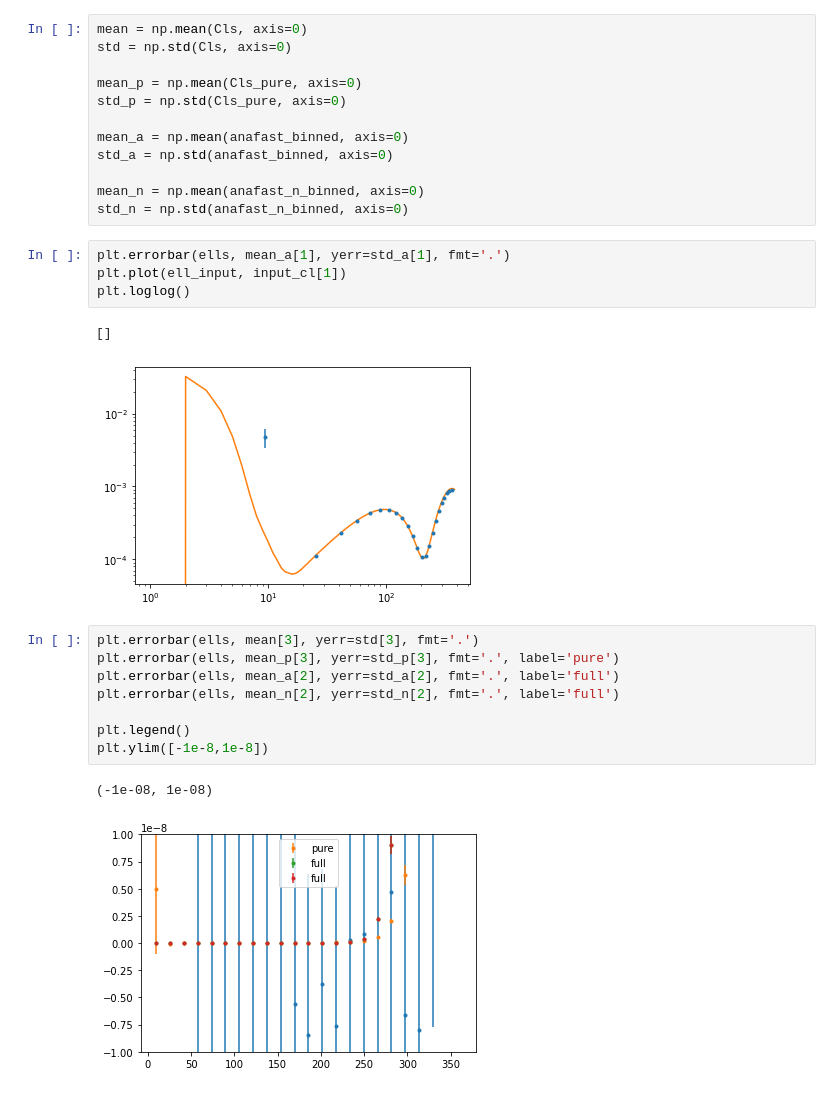
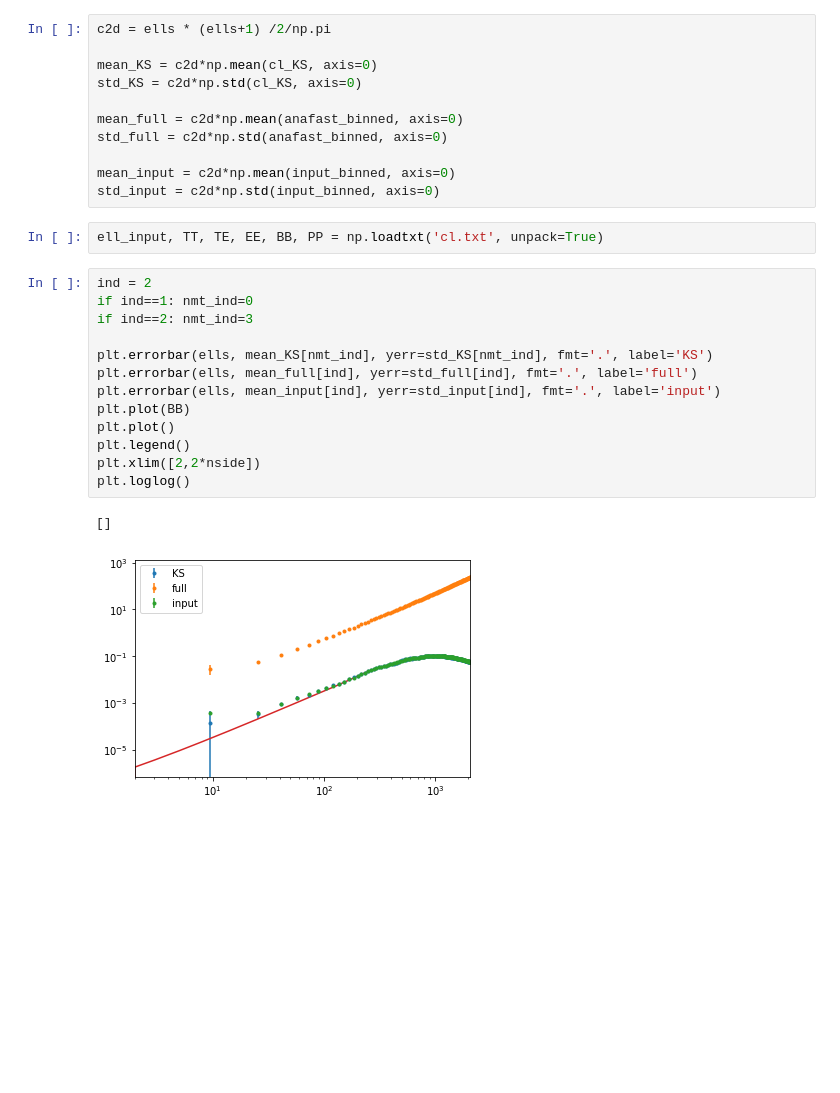
Before and after one commit to catyz/destripe, a Jupyter notebook: partial_sky.ipynb, the cells around one changed output. Saved outputs shown, nothing was run; the diff lists cells and outputs as text; blank space fills up the shorter version.

```diff
--- a/partial_sky.ipynb
+++ b/partial_sky.ipynb
@@ -85,31 +77,30 @@ for i in range(nsims):
 # %%
-mean = np.mean(Cls, axis=0)
-std = np.std(Cls, axis=0)
+c2d = ells * (ells+1) /2/np.pi
 
-mean_p = np.mean(Cls_pure, axis=0)
-std_p = np.std(Cls_pure, axis=0)
+mean_KS = c2d*np.mean(cl_KS, axis=0)
+std_KS = c2d*np.std(cl_KS, axis=0)
 
-mean_a = np.mean(anafast_binned, axis=0)
-std_a = np.std(anafast_binned, axis=0)
+mean_full = c2d*np.mean(anafast_binned, axis=0)
+std_full = c2d*np.std(anafast_binned, axis=0)
 
-mean_n = np.mean(anafast_n_binned, axis=0)
-std_n = np.std(anafast_n_binned, axis=0)
+mean_input = c2d*np.mean(input_binned, axis=0)
+std_input = c2d*np.std(input_binned, axis=0)
-# %%
-plt.errorbar(ells, mean_a[1], yerr=std_a[1], fmt='.')
-plt.plot(ell_input, input_cl[1])
-plt.loglog()
-# %% [output]
-[]
-[figure, removed]
-# %%
-plt.errorbar(ells, mean[3], yerr=std[3], fmt='.')
-plt.errorbar(ells, mean_p[3], yerr=std_p[3], fmt='.', label='pure')
-plt.errorbar(ells, mean_a[2], yerr=std_a[2], fmt='.', label='full')
-plt.errorbar(ells, mean_n[2], yerr=std_n[2], fmt='.', label='full')
-
-plt.legend()
-plt.ylim([-1e-8,1e-8])
-# %% [output]
-(-1e-08, 1e-08)
-[figure, removed]
+# %%
+ell_input, TT, TE, EE, BB, PP = np.loadtxt('cl.txt', unpack=True)
+# %%
+ind = 2
+if ind==1: nmt_ind=0
+if ind==2: nmt_ind=3
+
+plt.errorbar(ells, mean_KS[nmt_ind], yerr=std_KS[nmt_ind], fmt='.', label='KS')
+plt.errorbar(ells, mean_full[ind], yerr=std_full[ind], fmt='.', label='full')
+plt.errorbar(ells, mean_input[ind], yerr=std_input[ind], fmt='.', label='input')
+plt.plot(BB)
+plt.plot()
+plt.legend()
+plt.xlim([2,2*nside])
+plt.loglog()
+# %% [output]
+[]
+[figure, added]
 # %%
```
Also changed, not shown: parts of 14 cells of this notebook, 21 other files.
